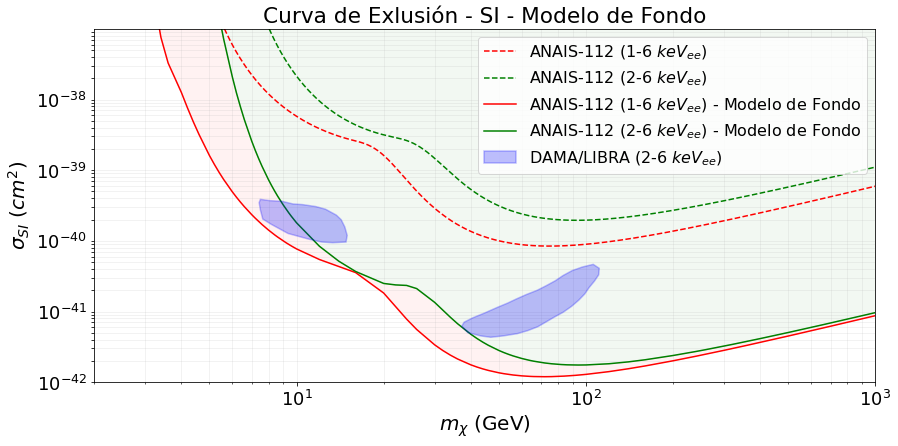
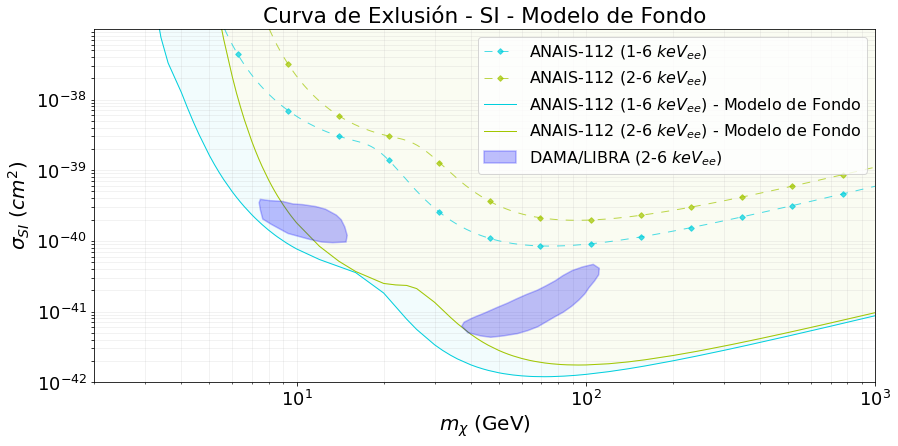
Unified diff of the notebook cell whose output changed from the first chart to the second:
--- before
+++ after
@@ -8,18 +8,26 @@
 #ax.plot(COSINE_x,COSINE_y,c='black',linestyle="--",label="COSINE (2018)")
 
-ax.plot(mWs,sigmas16,linestyle='--',label="ANAIS-112 (1-6 $keV_{ee}$)", alpha=1,c="red")
+ax.plot(mWs,sigmas16,label="ANAIS-112 (1-6 $keV_{ee}$)", linestyle=(0, (8, 8)), linewidth=1, c="#00CFDD",
+        alpha=0.7,marker="D", markersize=4,markevery=60)
 
 
 
-ax.plot(mWs,sigmas26,linestyle='--',label="ANAIS-112 (2-6 $keV_{ee}$)", alpha=1,c="green")
+ax.plot(mWs,sigmas26,label="ANAIS-112 (2-6 $keV_{ee}$)", linestyle=(0, (8, 8)), linewidth=1, c="#A2C600",
+        alpha=0.7,marker="D", markersize=4,markevery=60)
 
 
 
-ax.plot(DM_16_m,DM_16, linestyle='-',label="ANAIS-112 (1-6 $keV_{ee}$) - Modelo de Fondo", alpha=1,c="red")
-ax.plot(DM_26_m,DM_26, linestyle='-',label="ANAIS-112 (2-6 $keV_{ee}$) - Modelo de Fondo", alpha=1,c="green")
+ax.plot(DM_16_m,DM_16, linestyle='-', linewidth=1, c="#00CFDD",
+        
+        label="ANAIS-112 (1-6 $keV_{ee}$) - Modelo de Fondo")
+
+ax.plot(DM_26_m,DM_26,linestyle='-', linewidth=1, c="#A2C600",
+         
+         label="ANAIS-112 (2-6 $keV_{ee}$) - Modelo de Fondo")
+
 DM_26_interp = np.interp(DM_16_m, DM_26_m, DM_26)
-ax.fill_between(DM_16_m, DM_16, DM_26_interp, color='red', alpha=0.05)
+ax.fill_between(DM_16_m, DM_16, DM_26_interp, color="#00CFDD", alpha=0.05)
 
-ax.fill_between(DM_26_m, DM_26, 1e-36, color='green', alpha=0.05)
+ax.fill_between(DM_26_m, DM_26, 1e-36, color="#A2C600", alpha=0.05)
 #ax.plot(DM_16_ANOD_m,DM_16_ANOD , linestyle='-', label="1-6 $keV_{ee}$ - ANOD", alpha=1,c="green")
 ax.fill(DAMA1_x, DAMA1_y, facecolor='blue',zorder=10, alpha=0.25, edgecolor='blue', linewidth=1.5, label="DAMA/LIBRA (2-6 $keV_{ee}$)")

Commit: TFG